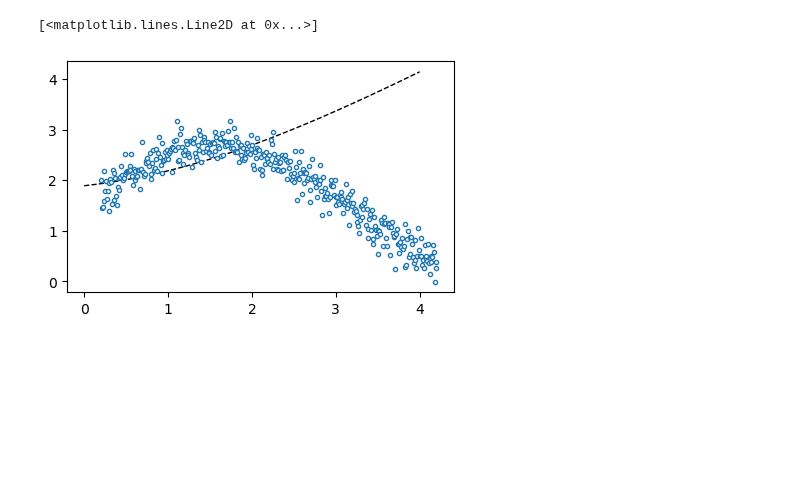
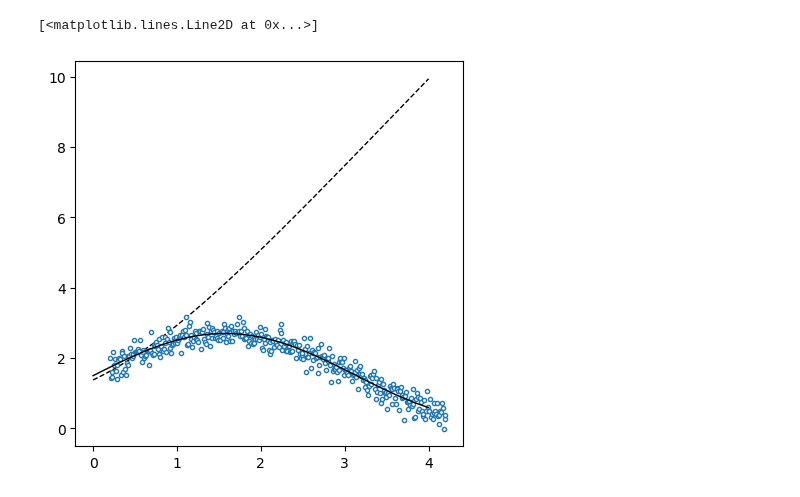
Before and after one commit to Mandy8808/Metodos_Numericos_2024, a Jupyter notebook: Lectures/Primer_Bloque/Lecture_part7.ipynb, the cells around one changed output. Drawn from its saved outputs; the diff is of its cells as text; code cells hidden in the pictures; blank space fills up the shorter version.

```diff
--- a/Lectures/Primer_Bloque/Lecture_part7.ipynb
+++ b/Lectures/Primer_Bloque/Lecture_part7.ipynb
@@ -1244,17 +1225,34 @@ def mainNeural(data, W0=None, M=10, It=None, aleat=True, NaleIt=1/2):
     Ndat = len(xdat)*NaleIt
     It = throwDice(len(xdat), 40)
     # numpy.random.choice()
+    # print(It)
 
-  for i in It:
-    Wj, sj = sgd(W, xdat[i], ydat[i])
-    Wval.append(Wj)
-    sjvalues.append(sj)
-    # updating
-    W = Wj
+  Wepoca = []
+  for l in range(1, 41):
+    for i in It:
+      gval = 0.001/l**1.3
+      Wj, sj = sgd(W, xdat[i], ydat[i], g=gval)
+      Wval.append(Wj)
+      sjvalues.append(sj)
+      # updating
+      W = Wj
+    Wepoca.append(W)
 
-  return Wval, sjvalues
+
+  return Wepoca#Wval, sjvalues
+# %%
+def generatedata(N, a=0., b=9, sts=(2,5,0.5,1)):
+    sa, sb, sc, sd = sts
+    np.random.seed(7921)
+    data = np.zeros((3,N))
+    data[0,:] = np.linspace(a,b,N)
+    data[1,:] = sa + sb*np.sin(data[0,:])
+    data[2,:] = sc + sd*np.random.random(N)
+    data[1,:] += np.random.normal(0,data[2,:])
+    return data
 # %%
 sts = (1.5, 1.2, 0.15, 0.08)
 data = generatedata(400, 0.2, 4.2, sts)
 dataU = [data[0], data[1]]
-DatWval, Datsjvalues = mainNeural(dataU, M=10)
+#DatWval, Datsjvalues = mainNeural(dataU, M=10)
+DatWval = mainNeural(dataU, M=10)
@@ -1271,20 +1271,24 @@ print(s)
 # %%
 DatWvalM = np.mean(DatWval, axis=0)
 # %%
+sa, sb, sc, sd = sts
+func = lambda sa, sb, x: sa + sb*np.sin(x)
+
 xval = np.linspace(0, 4)
 
 yval = []
 for i in xval:
-  _, pofx = getzspofx(DatWvalM, i, soft)
+  _, pofx = getzspofx(DatWval[-1], i, soft)
   yval.append(pofx)
 
-fig, ax = plt.subplots(1, 1, figsize=(5, 3), gridspec_kw=dict(hspace=0.2, wspace=.2))
+fig, ax = plt.subplots(1, 1, figsize=(5, 5), gridspec_kw=dict(hspace=0.2, wspace=.2))
 
 ax.errorbar(data[0, :], data[1, :], ls='', marker='o', mfc='white', ms=3, mew=1, label=r'Datos')
 ax.plot(xval, yval, ls='--', lw=1, c='k')
+ax.plot(xval, func(sa, sb, xval), ls='-', lw=1, c='k', zorder=10)
 
 #ax.set_yscale('log')
 #ax.set_ylim(1e02, 1e05)
 # %% [output]
 [<matplotlib.lines.Line2D at 0x...>]
-[figure, old version]
+[figure, new version]
```
Also changed, not shown: parts of 4 cells of this notebook.
